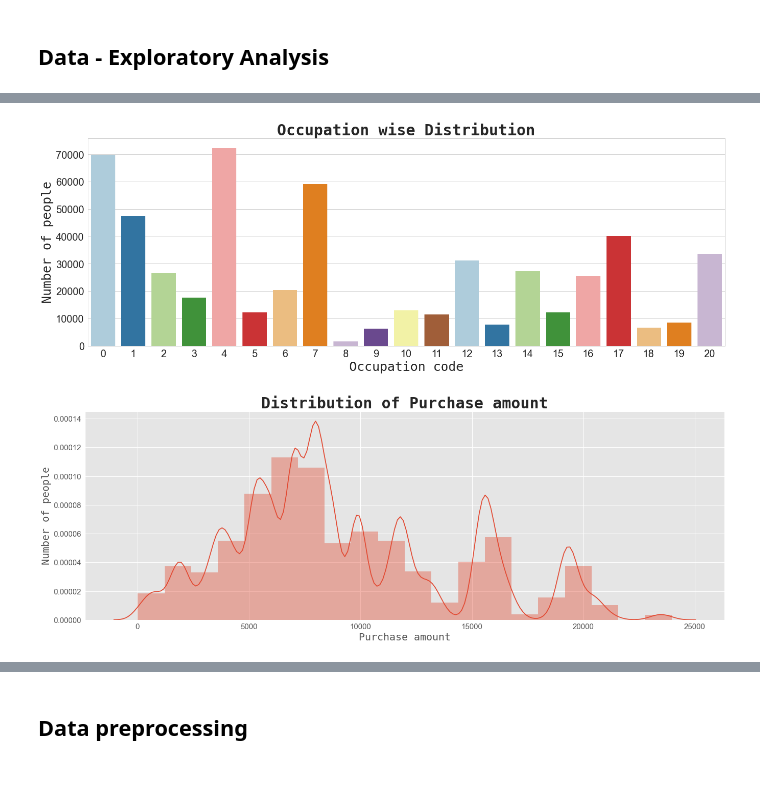
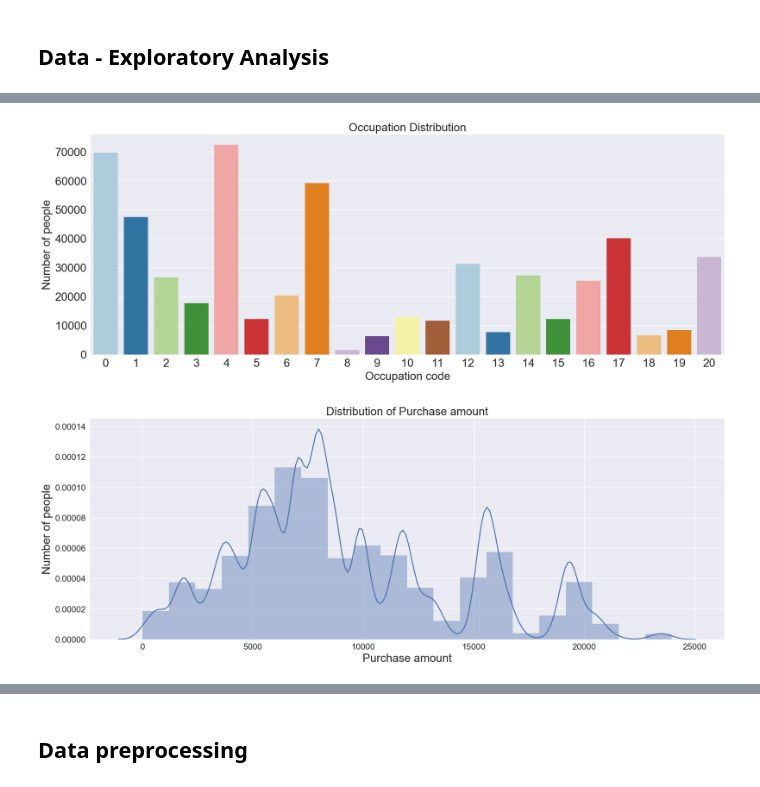
Before and after one commit to jpolakov/Group16_GroupProject__ML_UoW, a Jupyter notebook: G16_ML_BlackFridaySalesPrediction.ipynb, the cells around one changed output, grey strips where cells are left out. Drawn from its saved outputs; the diff is of its cells as text; code cells hidden in the pictures.

```diff
--- a/G16_ML_BlackFridaySalesPrediction.ipynb
+++ b/G16_ML_BlackFridaySalesPrediction.ipynb
@@ -180,11 +180,10 @@ plt.show()
 # %%
 # 'Marital Status' countplot
-plt.style.use('seaborn')
 plt.figure(figsize = (7, 5))
 sns.countplot(train['Marital_Status'])
-plt.title('Marital Status Distribution', fontdict = {'fontname' : 'Monospace', 'fontsize' : 20, 'fontweight' : 'bold'})
-plt.xlabel('Marital Status', fontdict = {'fontname' : 'Monospace', 'fontsize' : 15})
-plt.ylabel('Number of people', fontdict = {'fontname' : 'Monospace', 'fontsize' : 15})
+plt.title('Marital Status Distribution')
+plt.xlabel('Marital Status')
+plt.ylabel('Number of people')
 plt.tick_params(labelsize = 10)
 plt.show()
 # %% [output]
@@ -192,15 +191,13 @@ plt.show()
 # %%
 # 'Age' chart
 age = train['Age'].value_counts()
-
-plt.style.use('bmh')
 plt.figure(figsize = (14, 7))
 plt.pie(age.values, labels = age.index, startangle = 50, autopct = '%1.1f%%')
 centre_circle = plt.Circle((0, 0), 0.7, fc = 'white')
 fig = plt.gcf()
 fig.gca().add_artist(centre_circle)
-plt.title('Age distribution', fontdict = {'fontname' : 'Monospace', 'fontsize' : 30, 'fontweight' : 'bold'})
+plt.title('Age distribution')
 plt.axis('equal')
-plt.legend(prop = {'size' : 20})
+plt.legend(prop = {'size' : 13})
 plt.show()
 # %% [output]
@@ -208,13 +205,11 @@ plt.show()
 # %%
 # 'City Category' pie chart
 city = train['City_Category'].value_counts()
-
-plt.style.use('seaborn')
 plt.figure(figsize = (8, 5))
-plt.pie(city.values, labels = city.index, startangle = 30, explode = (0 , 0.10, 0), shadow = True, autopct = '%1.1f%%')
-plt.title('City category distribution', fontdict = {'fontname' : 'Monospace', 'fontsize' : 30, 'fontweight' : 'bold'})
+plt.pie(city.values, labels = city.index, startangle = 20, explode = (0.1 , 0.1, 0.1), shadow = True, autopct = '%1.1f%%')
+plt.title('City category distribution')
 plt.legend()
-plt.legend(prop = {'size' : 20})
+plt.legend(prop = {'size' : 10})
 plt.axis('equal')
 plt.show()
 # %% [output]
@@ -222,26 +224,23 @@ plt.show()
 # %%
-# 'Occupation' char
+# 'Occupation char
 occupation = train['Occupation'].value_counts()
-
 plt.figure(figsize = (20, 7))
-plt.style.use('seaborn-whitegrid')
 sns.barplot(occupation.index, occupation.values, palette = 'Paired')
-plt.title('Occupation wise Distribution', fontdict = {'fontname' : 'Monospace', 'fontsize' : 30, 'fontweight' : 'bold'})
-plt.xlabel('Occupation code', fontdict = {'fontname' : 'Monospace', 'fontsize' : 25})
-plt.ylabel('Number of people', fontdict = {'fontname' : 'Monospace', 'fontsize' : 25})
+plt.title('Occupation Distribution', fontsize=20)
+plt.xlabel('Occupation code', fontsize=20)
+plt.ylabel('Number of people', fontsize=20)
 plt.tick_params(labelsize = 20)
 plt.show()
 # %% [output]
-[figure, old version]
+[figure, new version]
 # %%
-# Creating a distplot for dependent feature 'Purchase'
-plt.style.use('ggplot')
+# 'Purchase' distplot
 plt.figure(figsize = (20, 7))
 sns.distplot(train['Purchase'], bins = 20)
-plt.title('Distribution of Purchase amount', fontdict = {'fontname' : 'Monospace', 'fontsize' : 30, 'fontweight' : 'bold'})
-plt.xlabel('Purchase amount', fontdict = {'fontname' : 'Monospace', 'fontsize' : 20})
-plt.ylabel('Number of people', fontdict = {'fontname' : 'Monospace', 'fontsize' : 20})
+plt.title('Distribution of Purchase amount', fontsize=20)
+plt.xlabel('Purchase amount', fontsize=20)
+plt.ylabel('Number of people', fontsize=20)
 plt.tick_params(labelsize = 15)
 plt.show()
 # %% [output]
-[figure, old version]
+[figure, new version]
```
Also changed, not shown: parts of 23 cells of this notebook.
